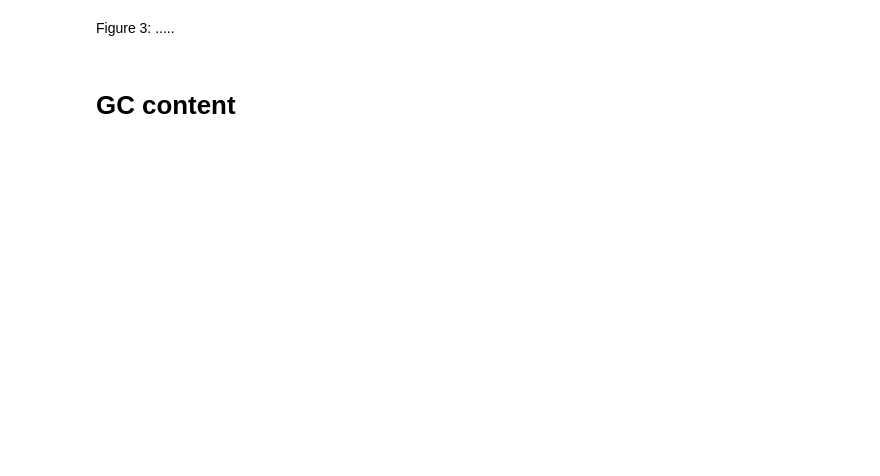
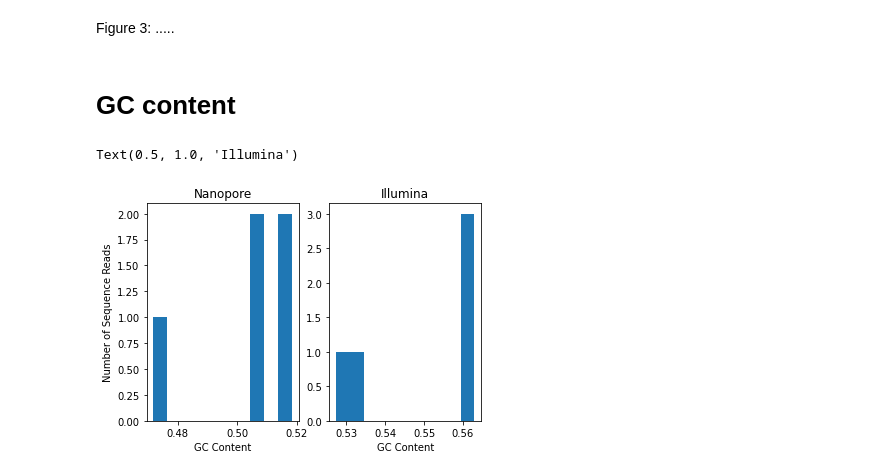
Before and after one commit to zealjinwala/Computational-Analysis, a Jupyter notebook: DNASeqAnalysis.ipynb, the cells around one changed output. Saved outputs shown, nothing was run; the diff lists cells and outputs as text; code cells hidden in the pictures; blank space fills up the shorter version.

```diff
--- a/DNASeqAnalysis.ipynb
+++ b/DNASeqAnalysis.ipynb
@@ -95,3 +94,35 @@ Text(0.5, 1.0, 'Nanopore')
 Figure 3: .....
 # %% [markdown]
 # GC content
+# %%
+GCIL = []
+fracIL = []
+for i in range(len(dfIllumina['Seqs'])):
+    GinIL = dfIllumina['Seqs'].iloc[i].count('G')
+    CinIL = dfIllumina['Seqs'].iloc[i].count('C')
+    GCIL.append(GinIL + CinIL)
+    # print(GCIL[i])
+    # print(readLengthsIL[i])
+    fracIL.append(GCIL[i]/readLengthsIL[i])
+    # print(fracIL)
+
+GCNP = []
+fracNP = []
+for i in range(len(dfNanopore['Seqs'])):
+    GinNP = dfNanopore['Seqs'].iloc[i].count('G')
+    CinNP = dfNanopore['Seqs'].iloc[i].count('C')
+    GCNP.append(GinNP+ CinNP)
+    fracNP.append(GCNP[i]/readLengthsNP[i])
+
+plt.subplot(1,2,1)
+plt.hist(fracNP)
+plt.xlabel('GC Content')
+plt.ylabel('Number of Sequence Reads')
+plt.title('Nanopore')
+plt.subplot(1,2,2)
+plt.hist(fracIL)
+plt.xlabel('GC Content')
+plt.title('Illumina')
+# %% [output]
+Text(0.5, 1.0, 'Illumina')
+[figure, added]
```
Also changed, not shown: parts of 7 cells of this notebook, 2 other files.
